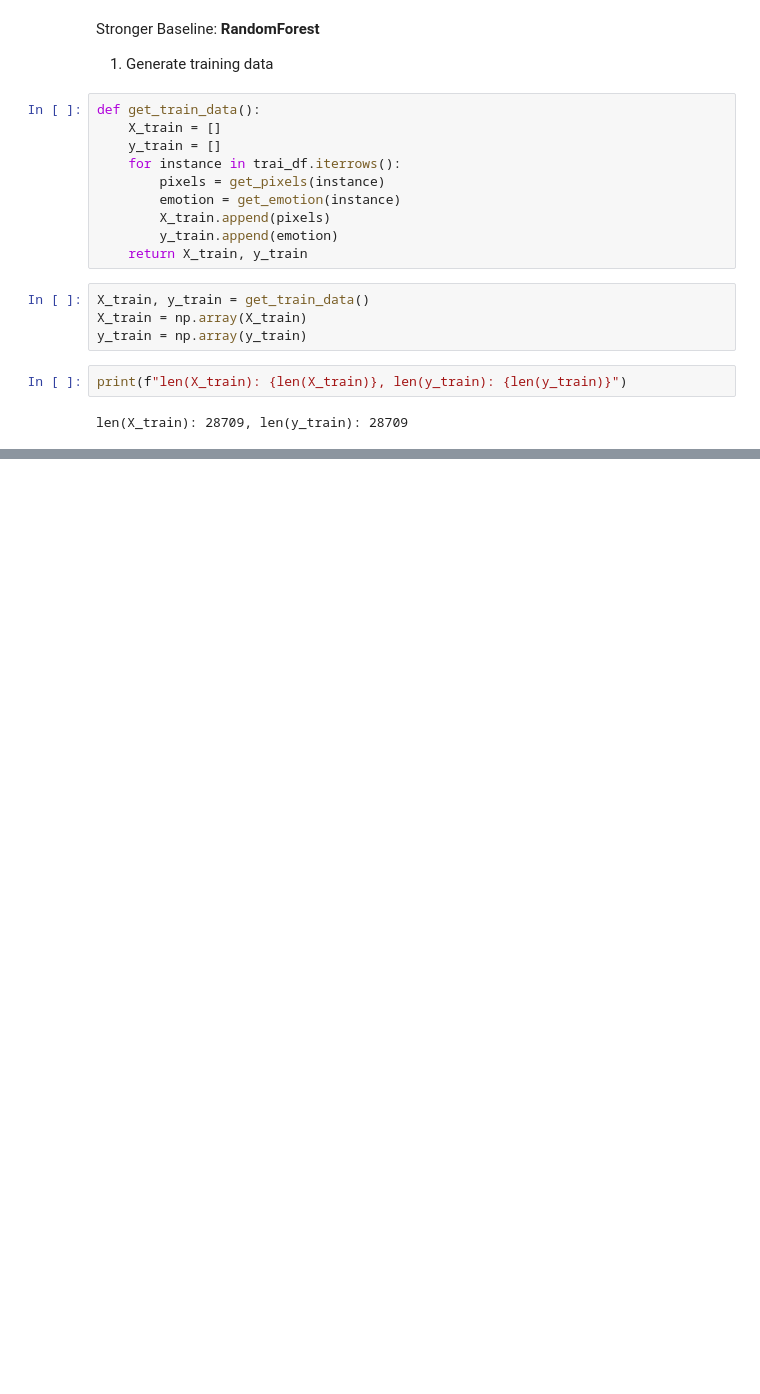
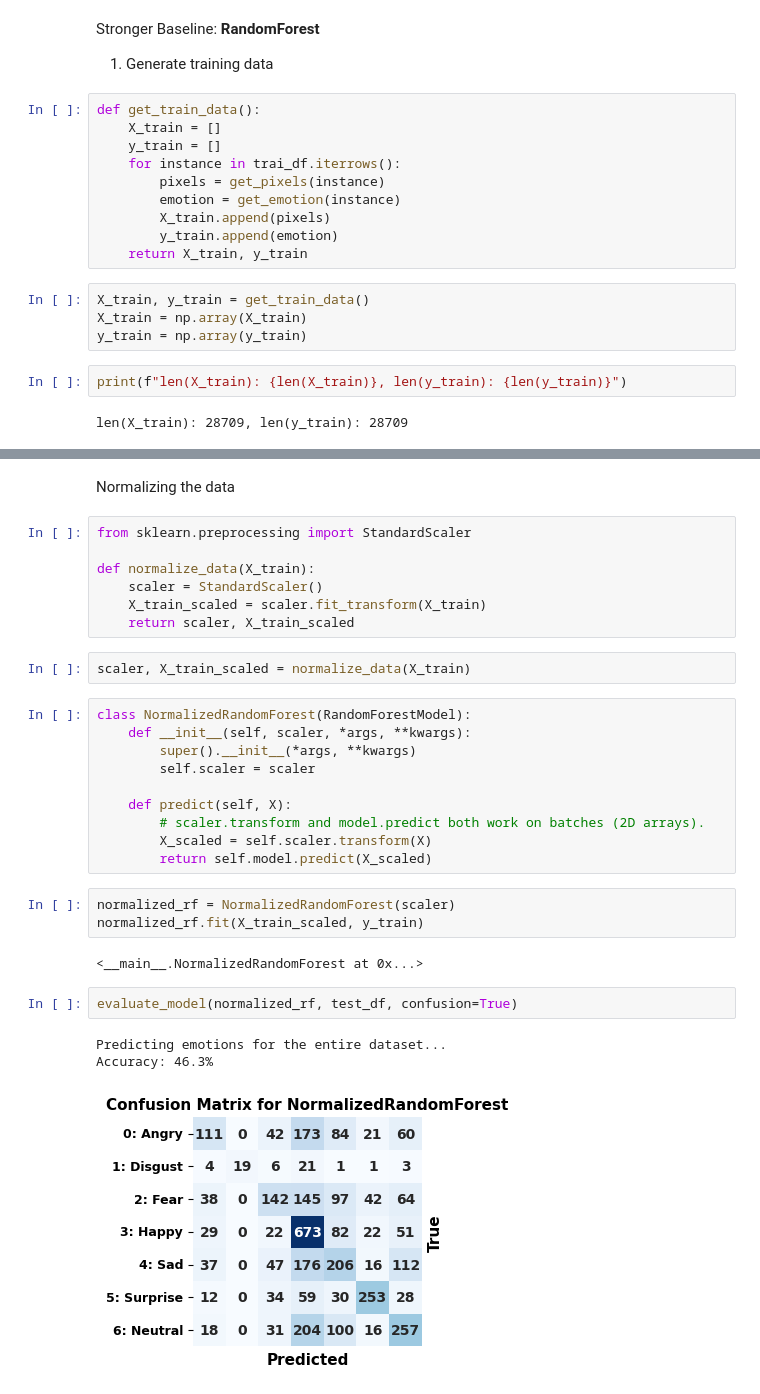
Before and after one commit to Pabloherreroo/Facial-Expression-Recognition_UsingML, a Jupyter notebook: group40_emotion_recognition.ipynb, the cells around one changed output, grey strips where cells are left out. Cells and saved outputs as stored; diff of their text form; blank space fills up the shorter version.

Commit message:
Optimized evaluation by vectorizing operations + Added normalized RF

```diff
--- a/group40_emotion_recognition.ipynb
+++ b/group40_emotion_recognition.ipynb
@@ -461,0 +444,32 @@ predict_random_instance(test_df, rf_model, emotion_labels)
+# %% [markdown]
+Normalizing the data
+# %%
+from sklearn.preprocessing import StandardScaler
+
+def normalize_data(X_train):
+    scaler = StandardScaler()
+    X_train_scaled = scaler.fit_transform(X_train)
+    return scaler, X_train_scaled
+# %%
+scaler, X_train_scaled = normalize_data(X_train)
+# %%
+class NormalizedRandomForest(RandomForestModel):
+    def __init__(self, scaler, *args, **kwargs):
+        super().__init__(*args, **kwargs)
+        self.scaler = scaler
+
+    def predict(self, X):
+        # scaler.transform and model.predict both work on batches (2D arrays).
+        X_scaled = self.scaler.transform(X)
+        return self.model.predict(X_scaled)
+# %%
+normalized_rf = NormalizedRandomForest(scaler)
+normalized_rf.fit(X_train_scaled, y_train)
+# %% [output]
+<__main__.NormalizedRandomForest at 0x...>
+# %%
+evaluate_model(normalized_rf, test_df, confusion=True)
+# %% [output]
+Predicting emotions for the entire dataset...
+Accuracy: 46.3%
+[figure, added]
```
Also changed, not shown: parts of 15 cells of this notebook.
